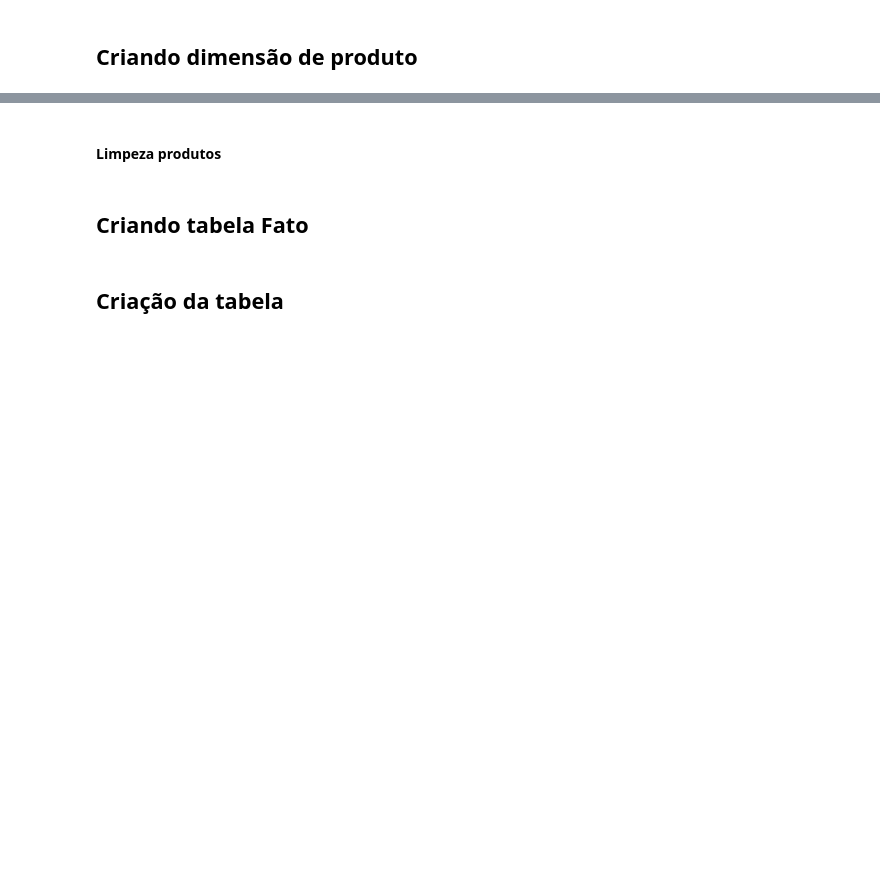
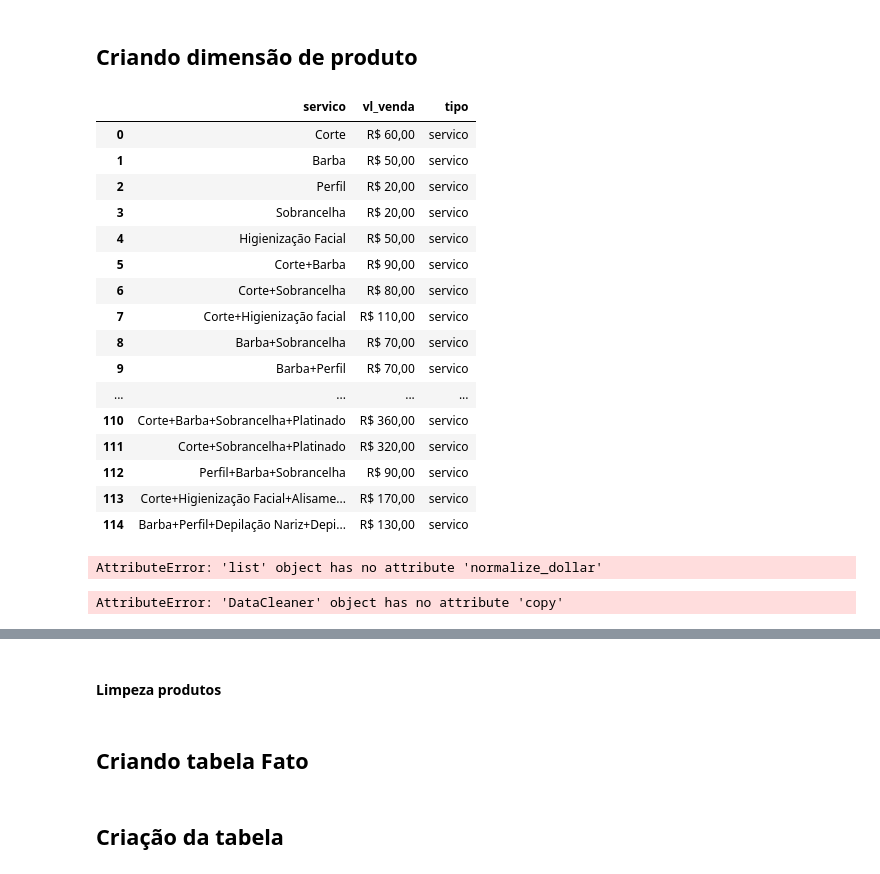
Before and after one commit to luizgsangelo/EZmorumbi, a Jupyter notebook: Data Cleaning/data_processing.ipynb, the cells around one changed output, grey strips where cells are left out. Saved outputs shown, nothing was run; the diff lists cells and outputs as text; code cells hidden in the pictures; blank space fills up the shorter version.

```diff
--- a/Data Cleaning/data_processing.ipynb
+++ b/Data Cleaning/data_processing.ipynb
@@ -214,6 +150,25 @@ memory usage: 324.3+ KB
+# %%
+entradas = entradas.to_boolean("clientenovo")
+
+colunas = ["produto", "doces", "salgados", "bebidas"]
+for col in colunas:
+    entradas = entradas.to_null(col)
 # %% [markdown]
 ## Criando dimensão de produto
 # %%
 produtos = pd.read_csv(
     r"c:\Users\luiz\Documents\GitHub\EZmorumbi\Data Cleaning\ENTRADASEBZMORUMBI2025 - Produtos.csv"
 )
+produtos.columns = [col.lower() for col in produtos.columns]
+# %%
+dim_servico = produtos[["serviço", "valor do serviço"]].copy()
+dim_produto = produtos[["produto", "valor de venda", "valor de compra", "lucro"]].copy()
+dim_doce = produtos[["doce", "valor de venda.1", "valor de compra.1", "lucro.1"]].copy()
+dim_salgado = produtos[
+    ["salgado", "valor de venda.2", "valor de compra.2", "lucro.2"]
+].copy()
+dim_bebida = produtos[
+    ["bebida", "valor de venda.3", "valor de compra.3", "lucro.3"]
+].copy()
+dim_funcionario = produtos[["funcionario", "porcentagem"]].copy()
+dim_taxa = produtos[["funcao", "taxa"]].copy()
@@ -219,0 +177,8 @@ produtos = pd.read_csv(
+# %%
+dim_servico.loc[:, ("tipo")] = "servico"
+dim_produto.loc[:, ("tipo")] = "barbearia"
+dim_doce.loc[:, ("tipo")] = "doce"
+dim_salgado.loc[:, ("tipo")] = "salgado"
+dim_bebida.loc[:, ("tipo")] = "bebida"
+dim_funcionario.loc[:, ("tipo")] = "funcionario"
+dim_taxa.loc[:, ("tipo")] = "taxa"
@@ -220 +198,38 @@ produtos = pd.read_csv(
+# %%
+novas_colunas = ["produto", "vl_venda", "vl_compra", "lucro", "tipo"]
+dim_produto = novas_colunas
+dim_bebida.columns = novas_colunas
+dim_doce.columns = novas_colunas
+dim_salgado.columns = novas_colunas
+
+dim_servico.rename(columns={"serviço": "servico", "valor do serviço": "vl_venda"})
+# %% [output]
+|  | servico | vl_venda | tipo |
+| 0 | Corte | R$ 60,00 | servico |
+| 1 | Barba | R$ 50,00 | servico |
+| 2 | Perfil | R$ 20,00 | servico |
+| 3 | Sobrancelha | R$ 20,00 | servico |
+| 4 | Higienização Facial | R$ 50,00 | servico |
+| 5 | Corte+Barba | R$ 90,00 | servico |
+| 6 | Corte+Sobrancelha | R$ 80,00 | servico |
+| 7 | Corte+Higienização facial | R$ 110,00 | servico |
+| 8 | Barba+Sobrancelha | R$ 70,00 | servico |
+| 9 | Barba+Perfil | R$ 70,00 | servico |
+| ... | ... | ... | ... |
+| 110 | Corte+Barba+Sobrancelha+Platinado | R$ 360,00 | servico |
+| 111 | Corte+Sobrancelha+Platinado | R$ 320,00 | servico |
+| 112 | Perfil+Barba+Sobrancelha | R$ 90,00 | servico |
+| 113 | Corte+Higienização Facial+Alisame... | R$ 170,00 | servico |
+| 114 | Barba+Perfil+Depilação Nariz+Depi... | R$ 130,00 | servico |
+# %%
+dim_produto_df = pd.DataFrame(dimensoes_produtos[0][0])
+dim_produto_df = dim_produto_df.normalize_dollar("lucro")
+dim_produto_df = dim_produto_df.normalize_dollar("vl_compra")
+dim_produto_df = dim_produto_df.normalize_dollar("vl_venda")
+# %% [output]
+AttributeError: 'list' object has no attribute 'normalize_dollar'
+# %%
+dim_doce = DataCleaner(dim_doce).normalize_dollar("lucro")
+# %% [output]
+AttributeError: 'DataCleaner' object has no attribute 'copy'
 # %%
```
Also changed, not shown: parts of 19 cells of this notebook, 2 other files.
